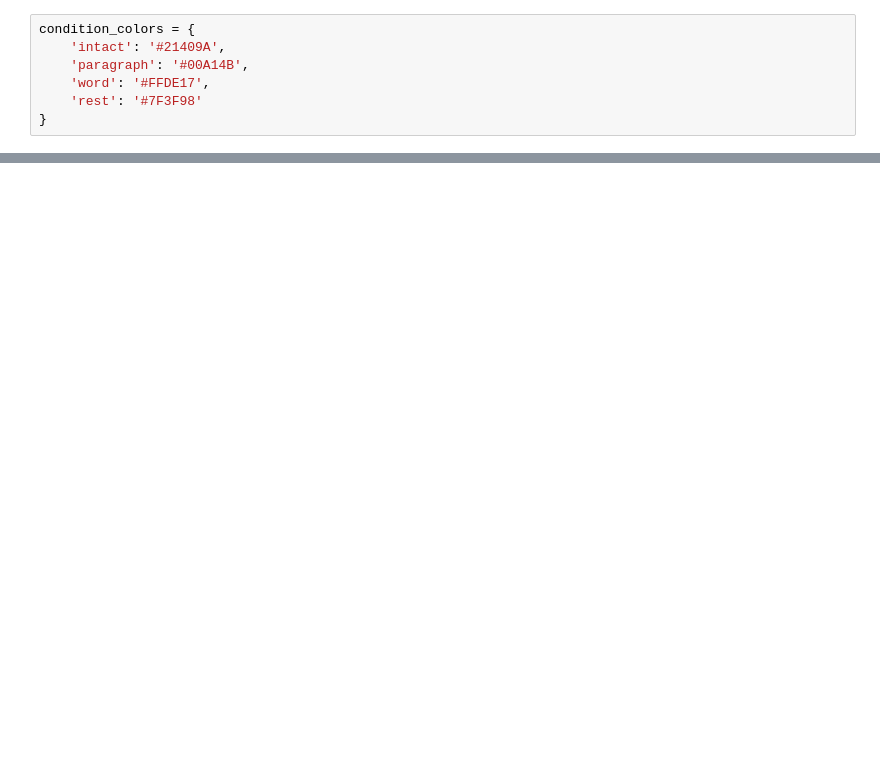
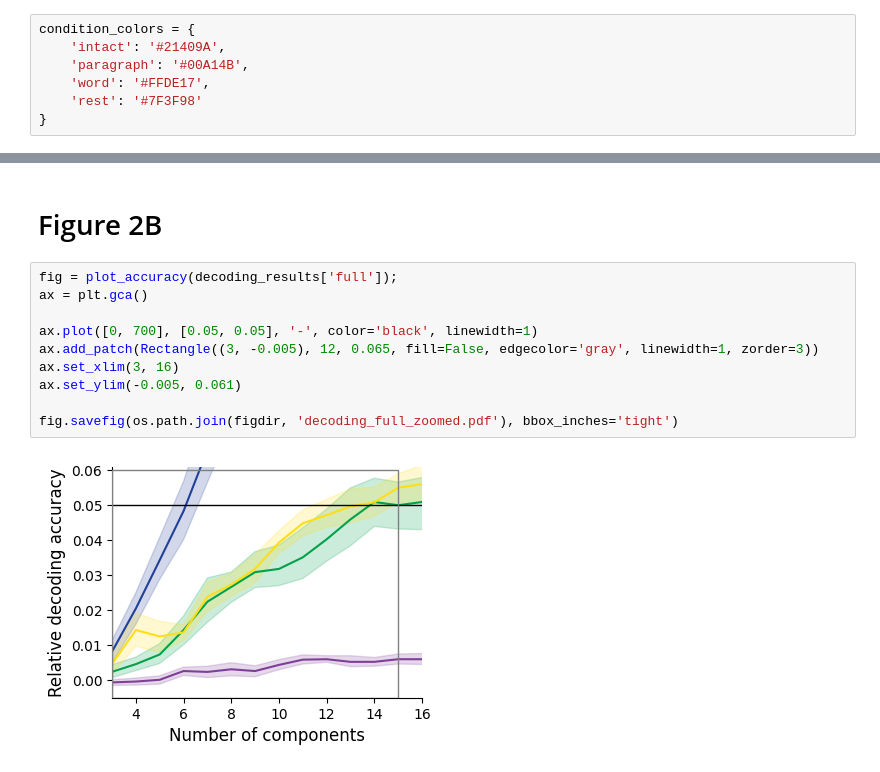
Before and after one commit to ContextLab/pca_paper, a Jupyter notebook: code/notebooks/decoding_and_compression.ipynb, the cells around one changed output, grey strips where cells are left out. Drawn from its saved outputs; the diff is of its cells as text; blank space fills up the shorter version.

```diff
--- a/code/notebooks/decoding_and_compression.ipynb
+++ b/code/notebooks/decoding_and_compression.ipynb
@@ -177,0 +263,14 @@ for i in range(n_parts):
+# %% [markdown]
+# Figure 2B
+# %%
+fig = plot_accuracy(decoding_results['full']);
+ax = plt.gca()
+
+ax.plot([0, 700], [0.05, 0.05], '-', color='black', linewidth=1)
+ax.add_patch(Rectangle((3, -0.005), 12, 0.065, fill=False, edgecolor='gray', linewidth=1, zorder=3))
+ax.set_xlim(3, 16)
+ax.set_ylim(-0.005, 0.061)
+
+fig.savefig(os.path.join(figdir, 'decoding_full_zoomed.pdf'), bbox_inches='tight')
+# %% [output]
+[figure, added]
```
Also changed, not shown: parts of 30 cells of this notebook, 16 other files.
